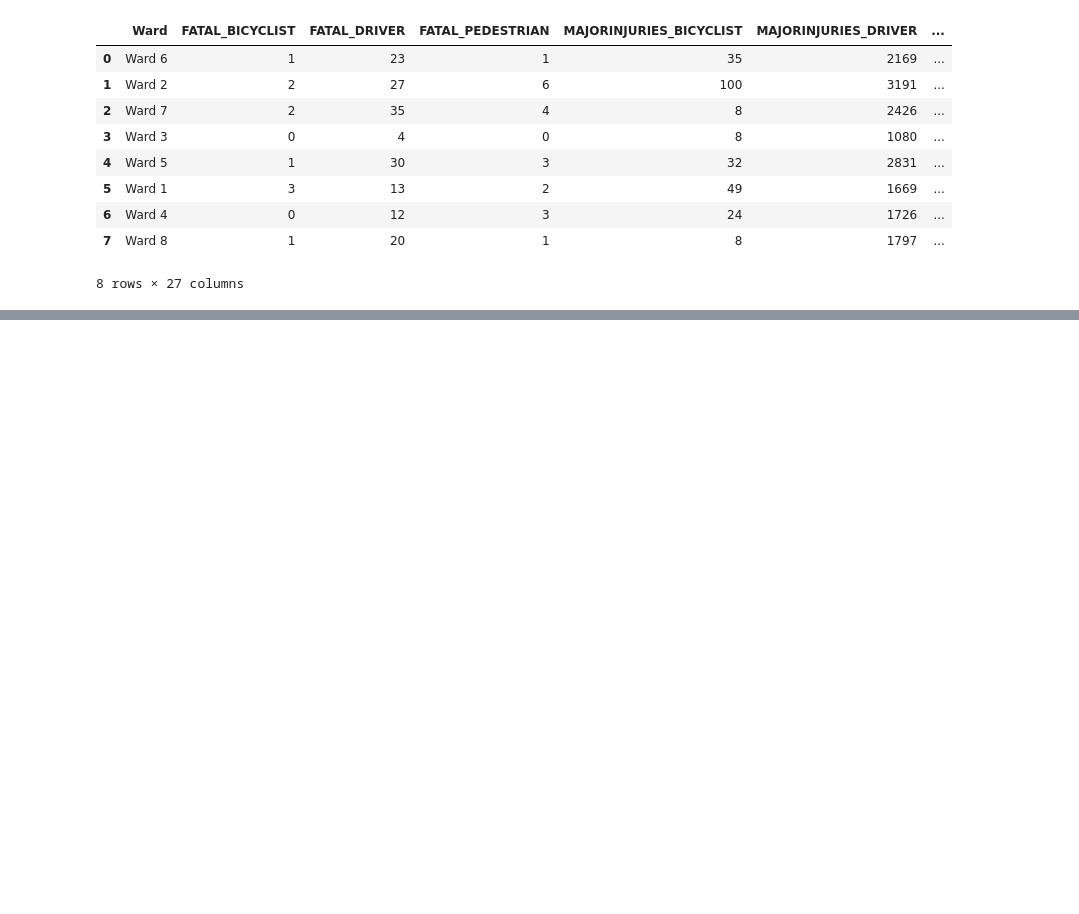
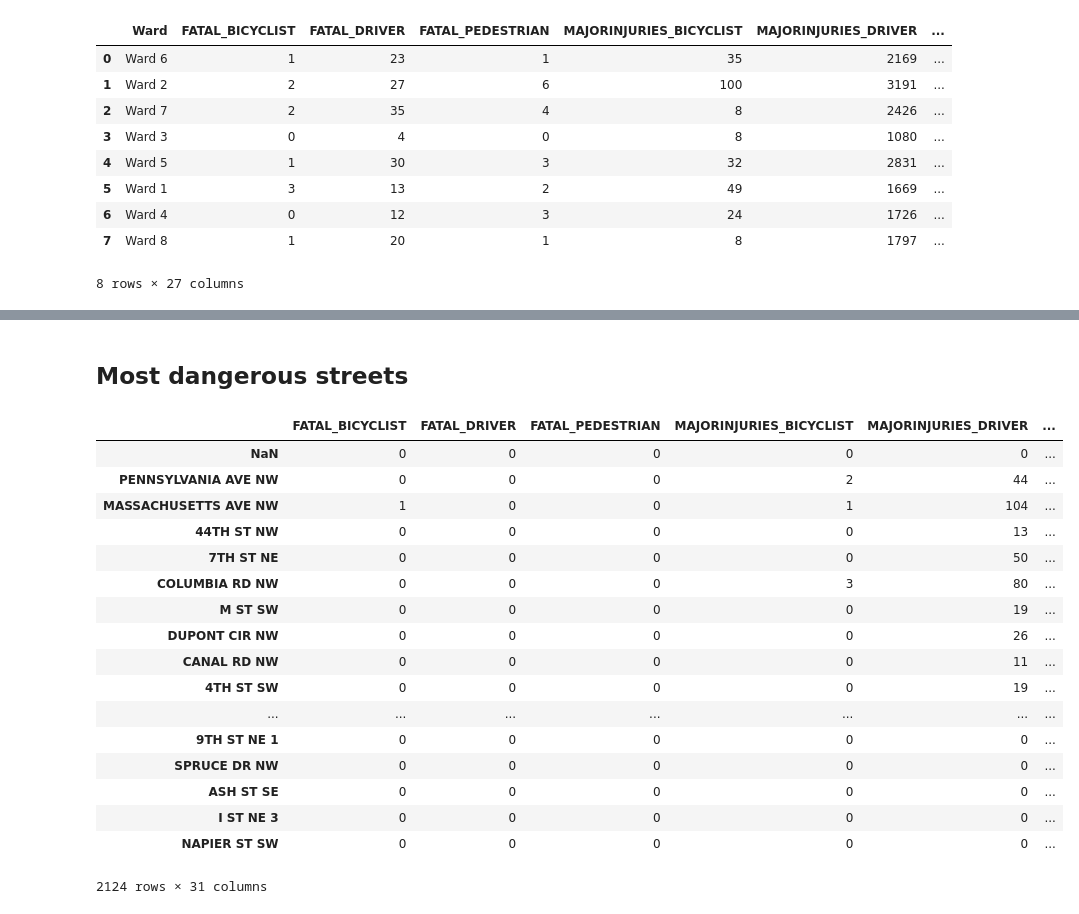
Before and after one commit to hm9464/dc_data_repo, a Jupyter notebook: crashes_in_dc.ipynb, the cells around one changed output, grey strips where cells are left out. Drawn from its saved outputs; the diff is of its cells as text; code cells hidden in the pictures; blank space fills up the shorter version.

Commit message:
inital analysis of streets with most accidents

```diff
--- a/crashes_in_dc.ipynb
+++ b/crashes_in_dc.ipynb
@@ -7,5 +13,5 @@ import json
 # %%
-crashes = pd.read_csv('Crashes_in_DC.csv')
+crashes = pd.read_csv('data/Crashes_in_DC.csv')
 # %%
 bad_cols= ['LOCATIONERROR', 'LASTUPDATEDATE', 'TODATE', 'MPDGEOX', 'MPDGEOY']
 for col in bad_cols:
@@ -84,4 +68,16 @@ def create_stats_df(issues_dict, location, rate):
         for col in df:
             df[f'{col}_RATE'] = (df[col] / df['TOTAL_EVENTS'])*100
 
+    # fatalities
+    df['TOTAL_FATAL'] = df['FATAL_BICYCLIST'] + df['FATAL_DRIVER'] + df['FATAL_PEDESTRIAN']
+    # major injuries
+    df['TOTAL_MAJORINJURIES'] = df['MAJORINJURIES_BICYCLIST'] + df['MAJORINJURIES_DRIVER'] + df['MAJORINJURIES_PEDESTRIAN']
+    # minor injuries
+    df['TOTAL_MINORINJURIES'] = df['MINORINJURIES_BICYCLIST'] + df['MINORINJURIES_DRIVER'] + df['MINORINJURIES_PEDESTRIAN']
+    # unknown injuries
+    df['TOTAL_UNKNOWNINJURIES'] = df['UNKNOWNINJURIES_BICYCLIST'] + df['UNKNOWNINJURIES_DRIVER'] + df['UNKNOWNINJURIES_PEDESTRIAN']
+
+    # total accidents
+    df['TOTAL_ACCIDENTS'] = df['TOTAL_FATAL'] + df['TOTAL_MAJORINJURIES'] + df['TOTAL_MINORINJURIES'] + df['TOTAL_UNKNOWNINJURIES']
+
     return df
@@ -177,0 +178,24 @@ See the caveats in the documentation: http://pandas.pydata.org/pandas-docs/stabl
+# %% [markdown]
+## Most dangerous streets
+# %%
+street_df = create_stats_df(issues, 'NEARESTINTSTREETNAME', rate=True)
+street_df
+# %% [output]
+|  | FATAL_BICYCLIST | FATAL_DRIVER | FATAL_PEDESTRIAN | MAJORINJURIES_BICYCLIST | MAJORINJURIES_DRIVER | ... |
+| NaN | 0 | 0 | 0 | 0 | 0 | ... |
+| PENNSYLVANIA AVE NW | 0 | 0 | 0 | 2 | 44 | ... |
+| MASSACHUSETTS AVE NW | 1 | 0 | 0 | 1 | 104 | ... |
+| 44TH ST NW | 0 | 0 | 0 | 0 | 13 | ... |
+| 7TH ST NE | 0 | 0 | 0 | 0 | 50 | ... |
+| COLUMBIA RD NW | 0 | 0 | 0 | 3 | 80 | ... |
+| M ST SW | 0 | 0 | 0 | 0 | 19 | ... |
+| DUPONT CIR NW | 0 | 0 | 0 | 0 | 26 | ... |
+| CANAL RD NW | 0 | 0 | 0 | 0 | 11 | ... |
+| 4TH ST SW | 0 | 0 | 0 | 0 | 19 | ... |
+| ... | ... | ... | ... | ... | ... | ... |
+| 9TH ST NE 1 | 0 | 0 | 0 | 0 | 0 | ... |
+| SPRUCE DR NW | 0 | 0 | 0 | 0 | 0 | ... |
+| ASH ST SE | 0 | 0 | 0 | 0 | 0 | ... |
+| I ST NE 3 | 0 | 0 | 0 | 0 | 0 | ... |
+| NAPIER ST SW | 0 | 0 | 0 | 0 | 0 | ... |
+2124 rows × 31 columns
```
Also changed, not shown: parts of 19 cells of this notebook, 2 other files.
